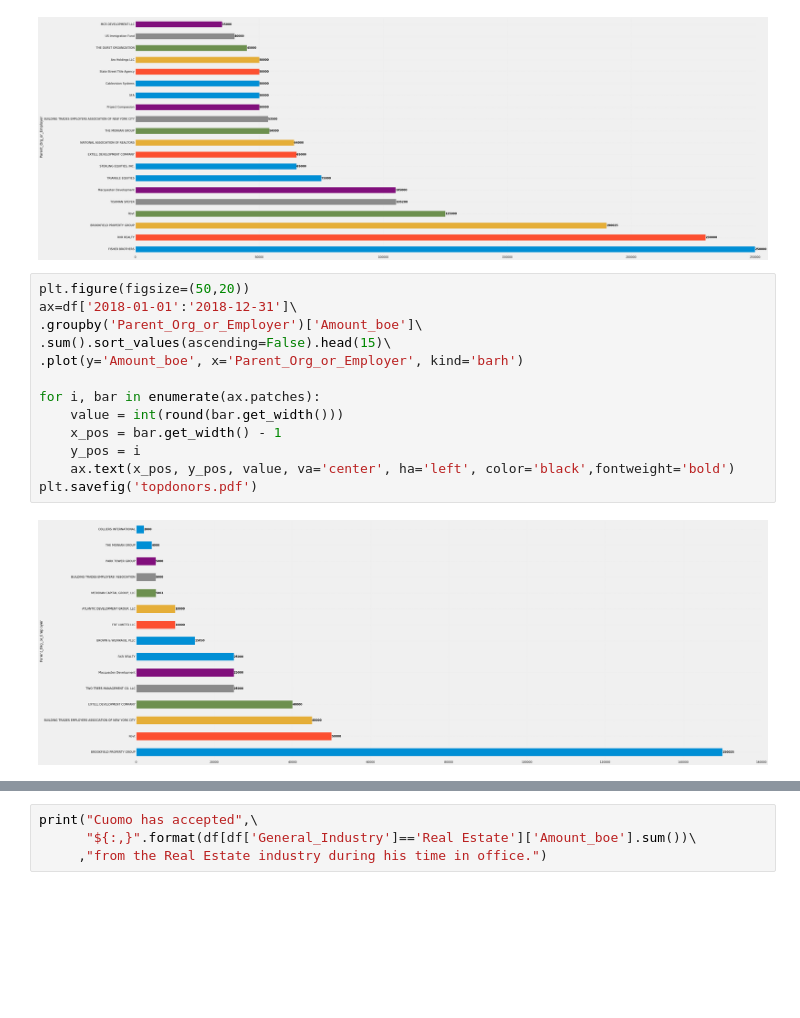
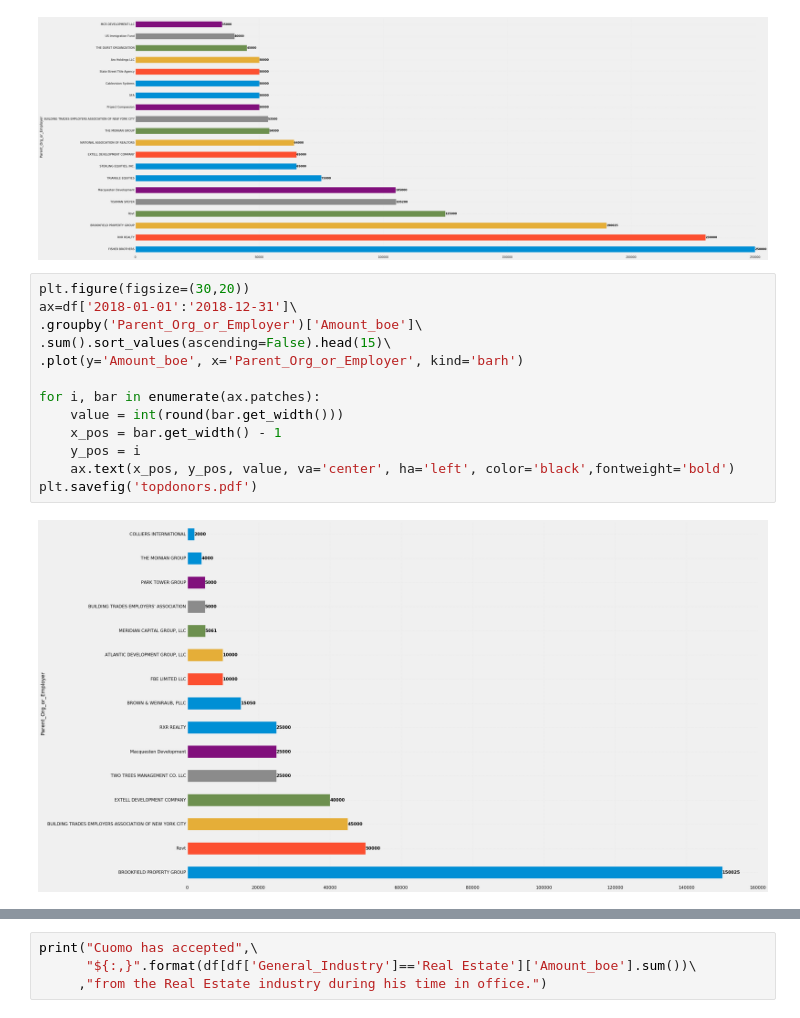
Before and after one commit to kromreig/warchest_cuomo_indy, a Jupyter notebook: Cuomo_Campaign_Finance.ipynb, the cells around one changed output, grey strips where cells are left out. Cells and saved outputs as stored; diff of their text form; blank space fills up the shorter version.

```diff
--- a/Cuomo_Campaign_Finance.ipynb
+++ b/Cuomo_Campaign_Finance.ipynb
@@ -980,20 +1003,20 @@ plt.savefig('topdonors.pdf')
 # %% [output]
 [figure]
 # %%
-plt.figure(figsize=(50,20))
+plt.figure(figsize=(30,20))
 ax=df['2018-01-01':'2018-12-31']\
 .groupby('Parent_Org_or_Employer')['Amount_boe']\
 .sum().sort_values(ascending=False).head(15)\
 .plot(y='Amount_boe', x='Parent_Org_or_Employer', kind='barh')
 
 for i, bar in enumerate(ax.patches):
     value = int(round(bar.get_width()))
     x_pos = bar.get_width() - 1
     y_pos = i
     ax.text(x_pos, y_pos, value, va='center', ha='left', color='black',fontweight='bold')
 plt.savefig('topdonors.pdf')
 # %% [output]
-[figure, old version]
+[figure, new version]
 # %%
 plt.figure(figsize=(10,10))
 squares = df['2010-01-01':].groupby('General_Industry')['Amount_boe'].sum().to_frame().reset_index()
```
Also changed, not shown: parts of 10 cells of this notebook.
